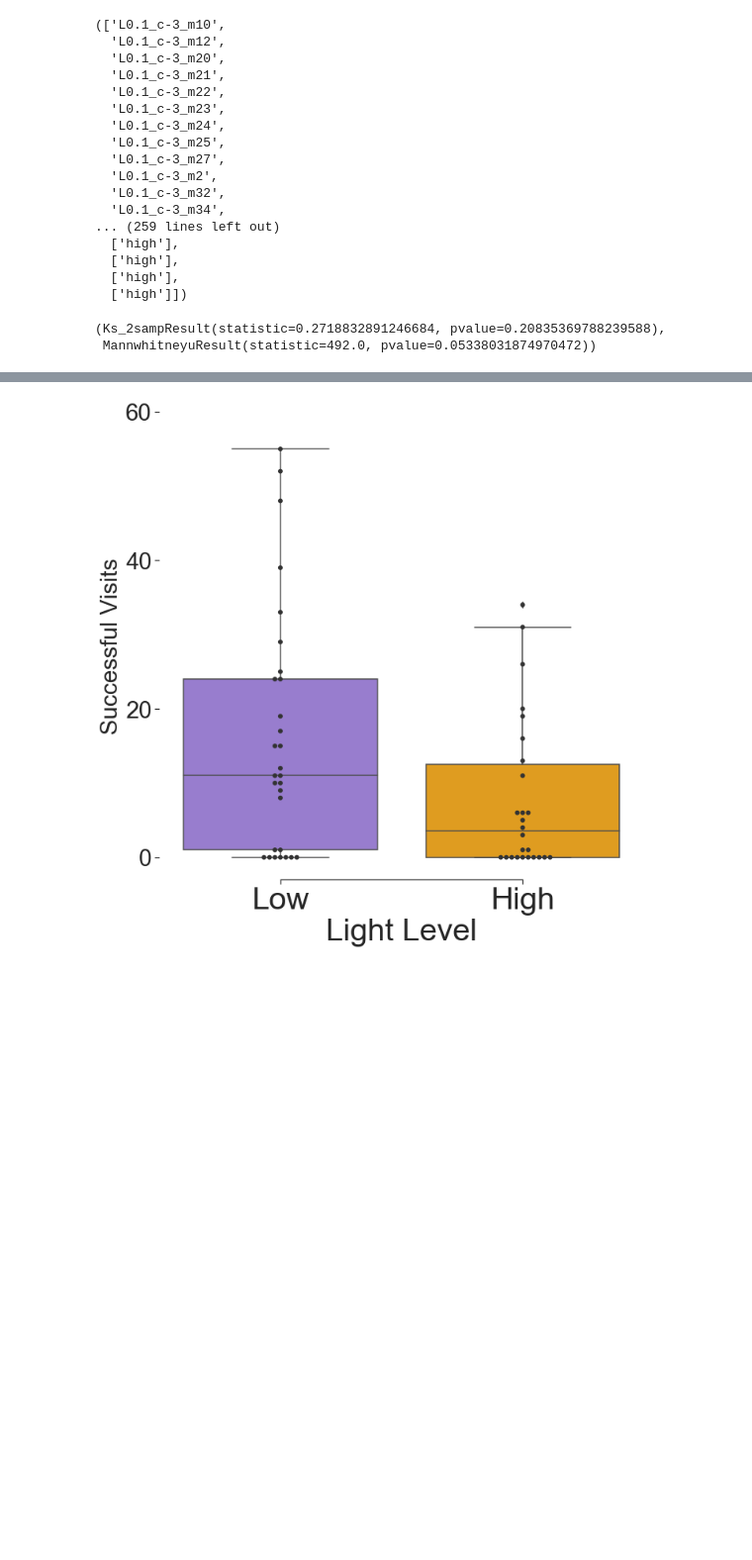
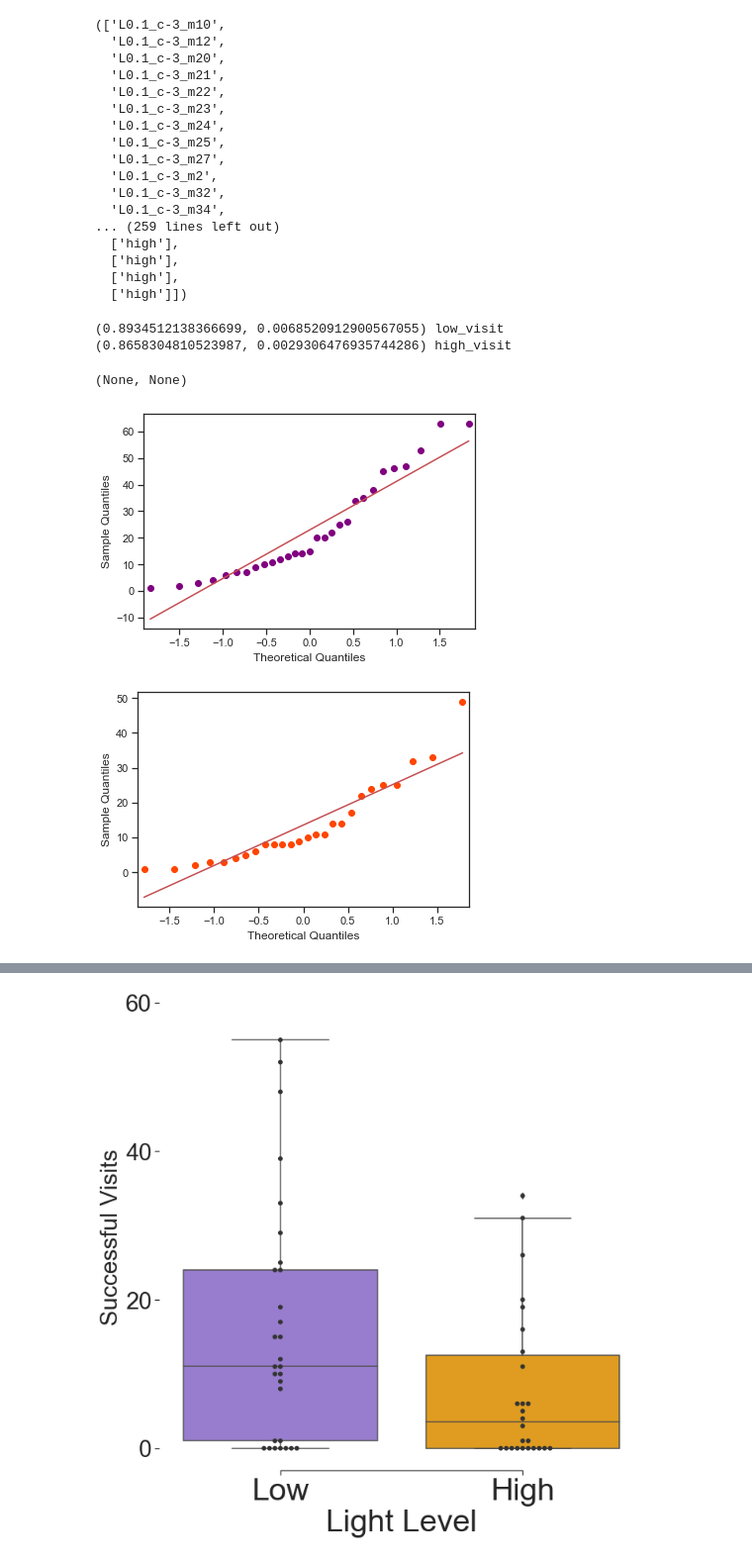
Before and after one commit to itsMahad/ManducaMultiSenseFeeding, a Jupyter notebook: A_Step5_Moth_Visits_Table.ipynb, the cells around one changed output, grey strips where cells are left out. Shown at 99% size. Saved outputs shown, nothing was run; the diff lists cells and outputs as text; code cells hidden in the pictures; blank space fills up the shorter version.

```diff
--- a/A_Step5_Moth_Visits_Table.ipynb
+++ b/A_Step5_Moth_Visits_Table.ipynb
@@ -91,10 +92,14 @@ moth_data = pd.read_csv(outpath + "\\Moth_Visits_Table.csv")
 # %%
 high_visit_list = moth_data[(moth_data.Light_Level.str.contains("high")) & moth_data.visits.notnull()].visits.values
 low_visit_list = moth_data[(moth_data.Light_Level.str.contains("low")) & moth_data.visits.notnull()].visits.values
-sc.stats.ks_2samp(high_visit_list, low_visit_list), sc.stats.mannwhitneyu(low_visit_list, high_visit_list, use_continuity=True, alternative='two-sided')
+qqplot(low_visit_list, line='s', c = "purple"), qqplot(high_visit_list, line='s', c = "orangered"),
+print(sc.stats.shapiro(low_visit_list), 'low_visit'),  print(sc.stats.shapiro(high_visit_list), 'high_visit')
 # %% [output]
-(Ks_2sampResult(statistic=0.2718832891246684, pvalue=0.20835369788239588),
- MannwhitneyuResult(statistic=492.0, pvalue=0.05338031874970472))
+(0.8934512138366699, 0.0068520912900567055) low_visit
+(0.8658304810523987, 0.0029306476935744286) high_visit
+(None, None)
+[figure, added]
+[figure, added]
 # %%
 high_succ_list = moth_data[(moth_data.Light_Level.str.contains("high"))].successful_visits.values
 low_succ_list = moth_data[(moth_data.Light_Level.str.contains("low"))].successful_visits.values
```
Also changed, not shown: parts of 8 cells of this notebook.
